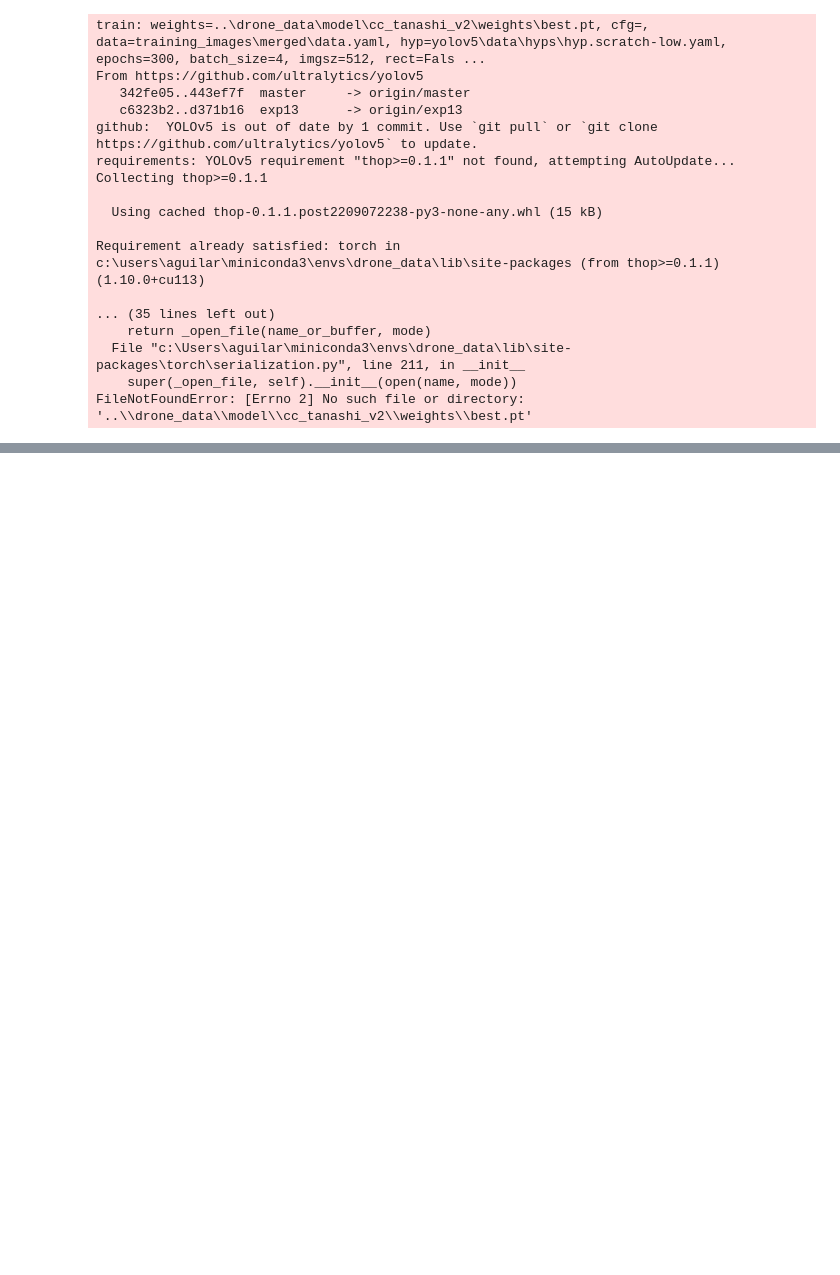
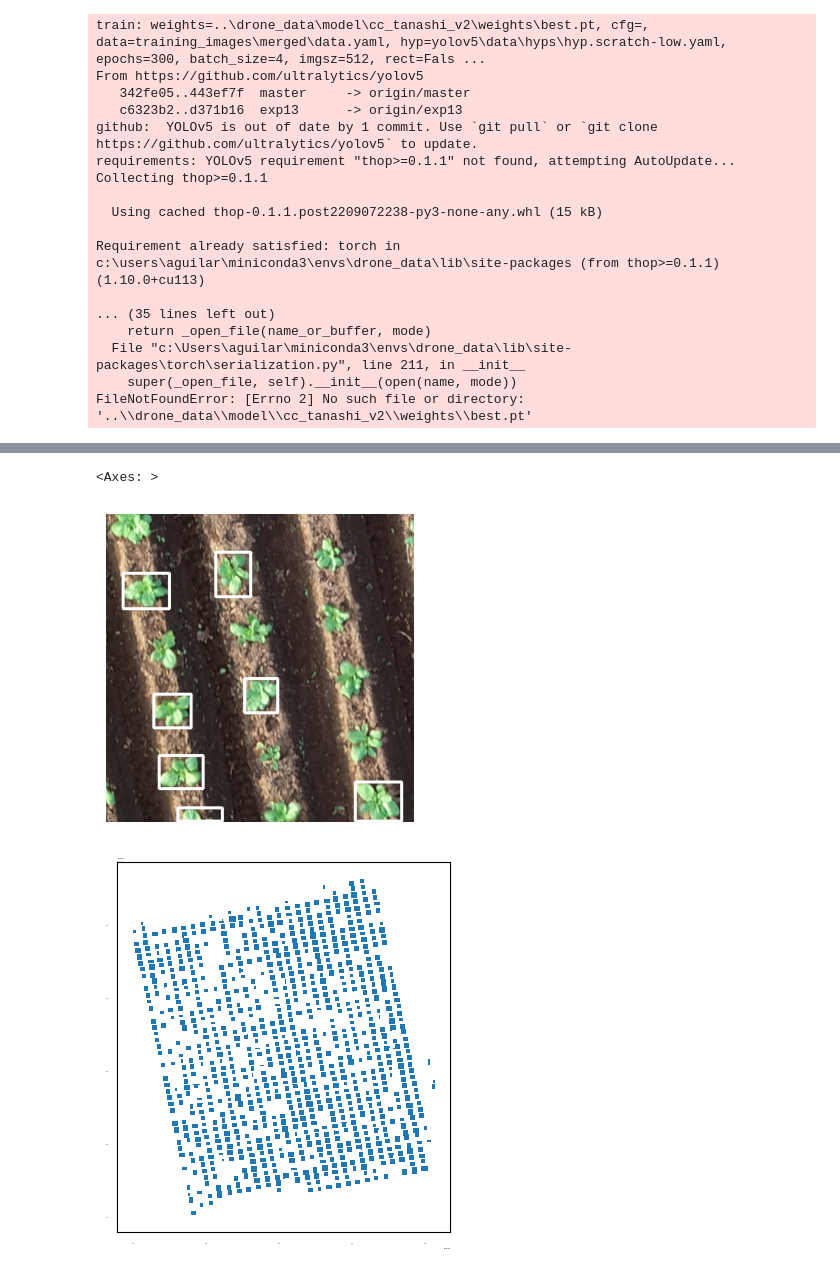
Before and after one commit to anaguilarar/CC_Weight_Prediction, a Jupyter notebook: 1_Individual_plant_detection_YOLO_training.ipynb, the cells around one changed output, grey strips where cells are left out. Saved outputs shown, nothing was run; the diff lists cells and outputs as text; code cells hidden in the pictures; blank space fills up the shorter version.

```diff
--- a/1_Individual_plant_detection_YOLO_training.ipynb
+++ b/1_Individual_plant_detection_YOLO_training.ipynb
@@ -434,0 +465,8 @@ the image was divided into 532 tiles
+# %%
+## the output is a geopandas dataframe which can be exported as shp vector
+allbb.plot()
+allbb.to_file('/content/bb_predictions.shp')
+# %% [output]
+<Axes: >
+[figure, added]
+[figure, added]
```
Also changed, not shown: parts of 33 cells of this notebook.
